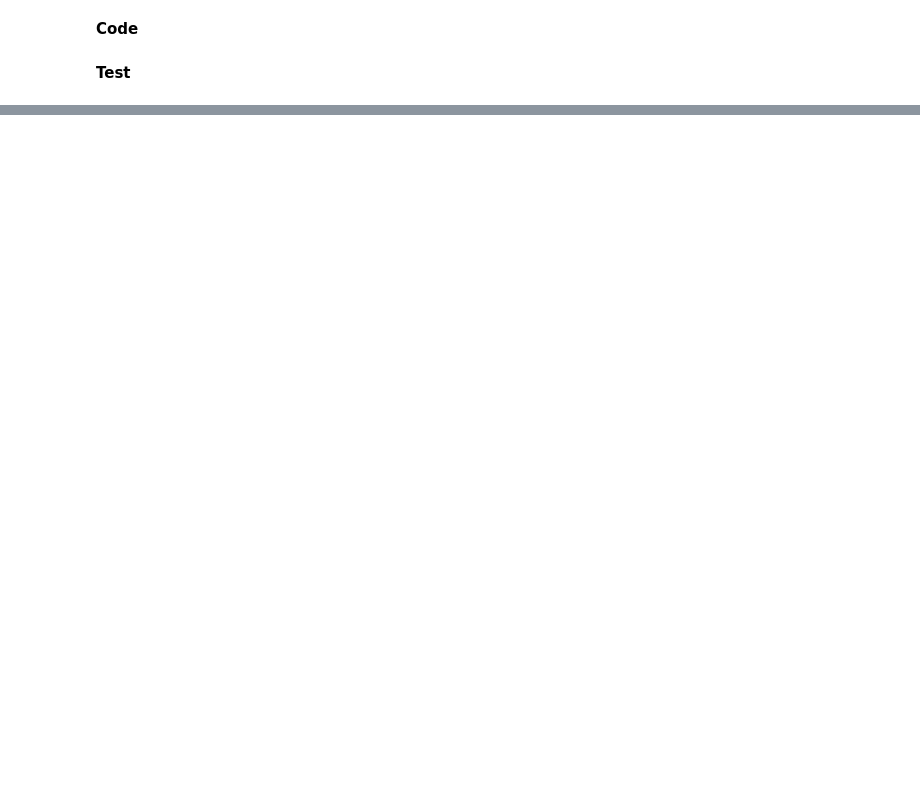
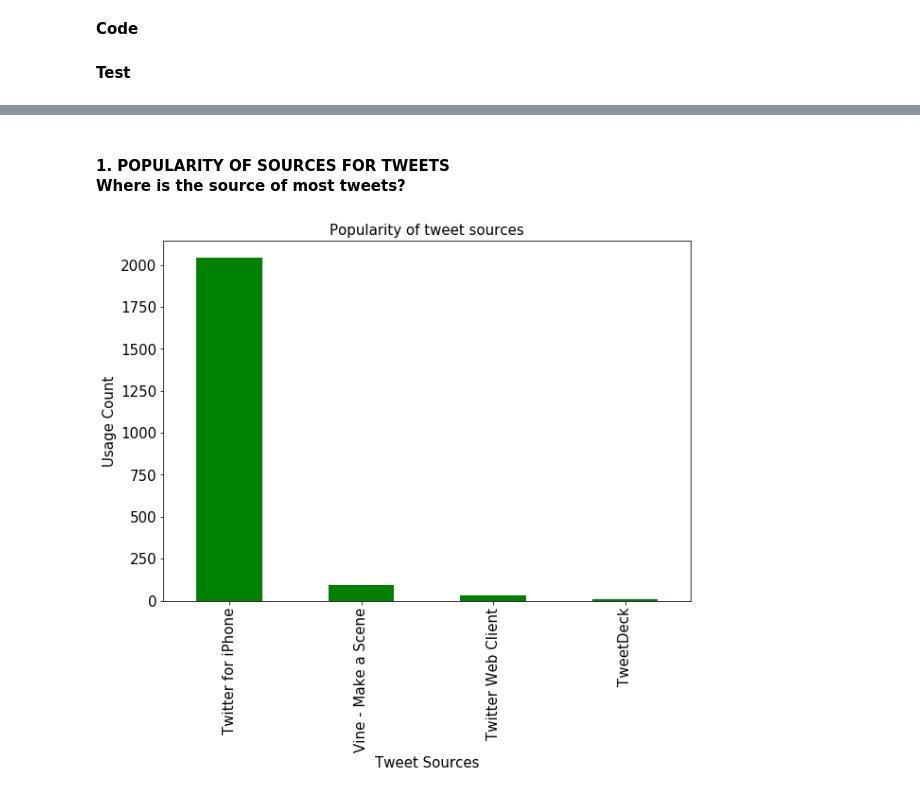
Before and after one commit to sharifbubuka/alx_udacity_course___data_wrangling_a_weRateDogs_dataset, a Jupyter notebook: wrangle_act.ipynb, the cells around one changed output, grey strips where cells are left out. Cells and saved outputs as stored; diff of their text form; code cells hidden in the pictures; blank space fills up the shorter version.

```diff
--- a/wrangle_act.ipynb
+++ b/wrangle_act.ipynb
@@ -283,0 +512,2 @@ clean_tweets.sample(5)
+# %%
+master_clean_tweets = pd.read_csv('twitter_archive_master.csv')
@@ -283,0 +536,5 @@ clean_tweets.sample(5)
+# %%
+master_clean_tweets.tweet_id = master_clean_tweets.tweet_id.astype(str)
+master_clean_tweets.source = master_clean_tweets.source.astype("category")
+master_clean_tweets.timestamp = pd.to_datetime(master_clean_tweets.timestamp)
+master_clean_tweets.dog_stage = master_clean_tweets.dog_stage.astype("category")
@@ -283,0 +561,17 @@ clean_tweets.sample(5)
+# %% [markdown]
+<h4>1. POPULARITY OF SOURCES FOR TWEETS <br>
+Where is the source of most tweets? <br>
+# %%
+tweet_sources = master_clean_tweets.source.value_counts()
+
+sources_bar_graph = tweet_sources.plot.bar(color='green', fontsize=15)
+
+sources_bar_graph.figure.set_size_inches(10,7)
+
+plt.title('Popularity of tweet sources', color = 'black', fontsize = '15')
+plt.xlabel('Tweet Sources', color = 'black', fontsize = '15')
+plt.ylabel('Usage Count', color = 'black', fontsize = '15');
+
+plt.savefig('tweet_sources.png')
+# %% [output]
+[figure, added]
```
Also changed, not shown: parts of 80 cells of this notebook, 7 other files.
